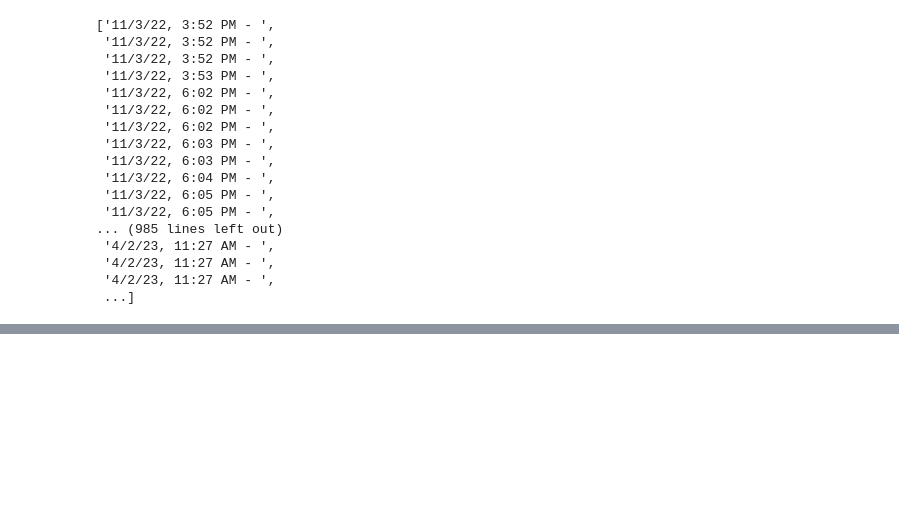
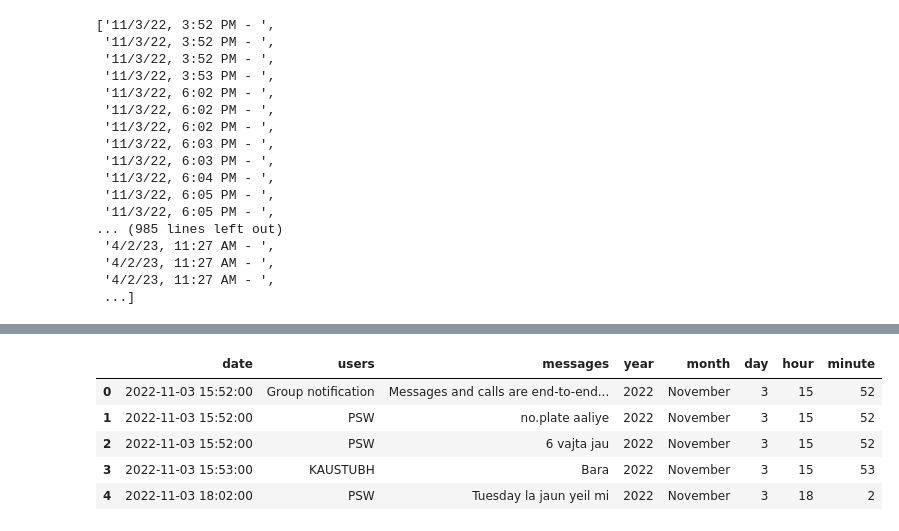
Before and after one commit to Kaustubh8856/WhatsApp-Chat-Analysis, a Jupyter notebook: main.ipynb, the cells around one changed output, grey strips where cells are left out. Drawn from its saved outputs; the diff is of its cells as text; code cells hidden in the pictures; blank space fills up the shorter version.

Commit message:
dataframe finalised

```diff
--- a/main.ipynb
+++ b/main.ipynb
@@ -44,0 +40,8 @@ dates
+# %%
+
+df = pd.DataFrame({'user_message': messages, 'message_date': dates})
+date_format = '%m/%d/%y, %I:%M %p'
+df['message_date'] = df['message_date'].str.extract(r'(\d{1,2}/\d{1,2}/\d{2,4}, \d{1,2}:\d{2} [APM]{2})')[0]
+df['message_date'] = pd.to_datetime(df['message_date'], format=date_format)
+df.rename(columns={'message_date': 'date'}, inplace=True)
+print(df)
@@ -44,0 +67,15 @@ dates
+# %%
+# seperating users and messages
+users = []
+messages = []
+for message in df['user_message']:
+    entry = re.split('([\w\W]+?):\s',message)
+    if entry[1:]:
+        users.append(entry[1])
+        messages.append(entry[2])
+    else:
+        users.append('Group notification')
+        messages.append(entry[0])
+df['users'] = users
+df['messages'] = messages
+df.drop(columns=['user_message'],inplace=True)
@@ -44,0 +91,15 @@ dates
+# %%
+df['year'] = df['date'].dt.year
+df['month'] = df['date'].dt.month_name()
+df['day'] = df['date'].dt.day
+df['hour'] = df['date'].dt.hour
+df['minute'] = df['date'].dt.minute
+# %%
+df.head()
+# %% [output]
+|  | date | users | messages | year | month | day | hour | minute |
+| 0 | 2022-11-03 15:52:00 | Group notification | Messages and calls are end-to-end... | 2022 | November | 3 | 15 | 52 |
+| 1 | 2022-11-03 15:52:00 | PSW | no.plate aaliye | 2022 | November | 3 | 15 | 52 |
+| 2 | 2022-11-03 15:52:00 | PSW | 6 vajta jau | 2022 | November | 3 | 15 | 52 |
+| 3 | 2022-11-03 15:53:00 | KAUSTUBH | Bara | 2022 | November | 3 | 15 | 53 |
+| 4 | 2022-11-03 18:02:00 | PSW | Tuesday la jaun yeil mi | 2022 | November | 3 | 18 | 2 |
```
Also changed, not shown: parts of 4 cells of this notebook.
